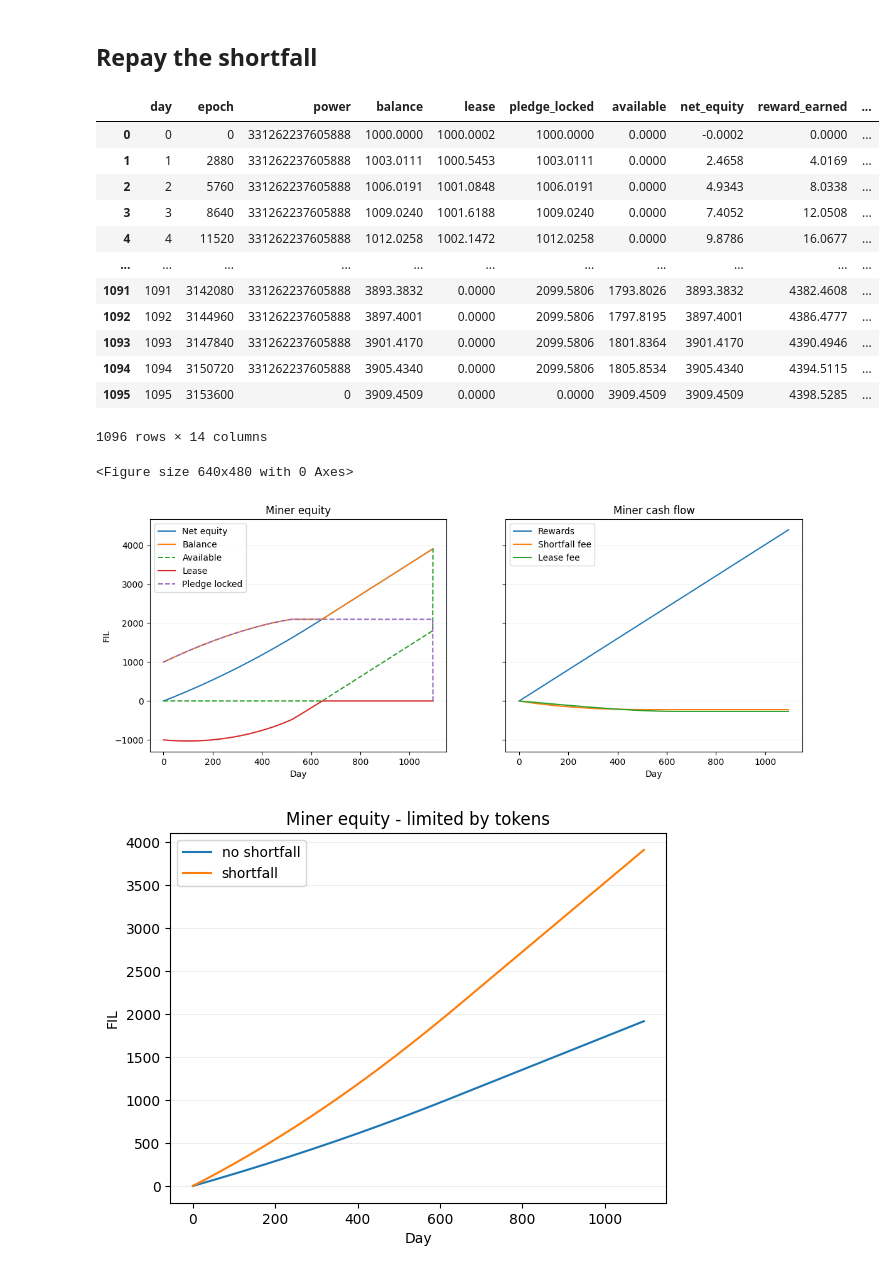
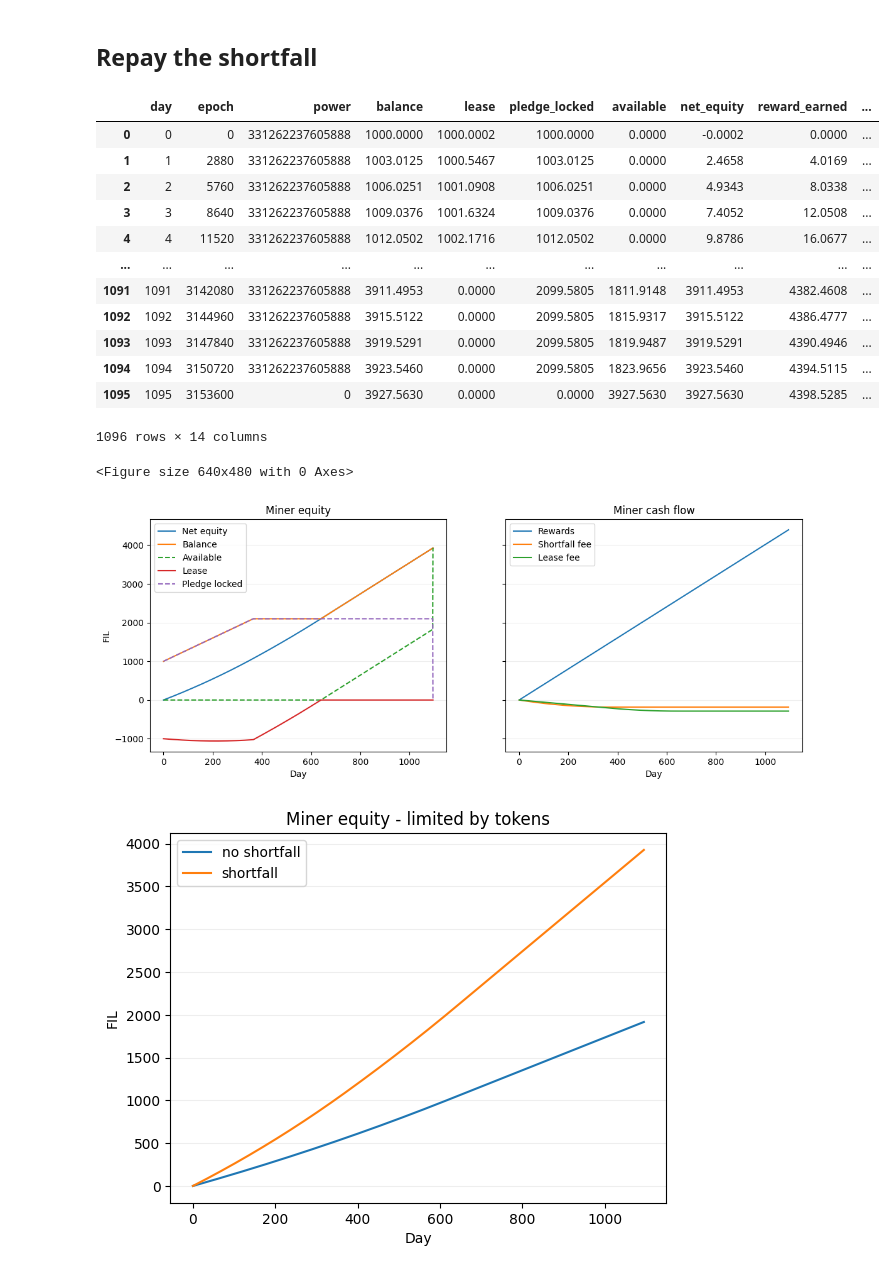
Before and after one commit to anorth/shortfall, a Jupyter notebook: explore.ipynb, the cells around one changed output. Saved outputs shown, nothing was run; the diff lists cells and outputs as text; code cells hidden in the pictures.

Commit message:
Implemented a repayment version that doesn't decrease repayment rate as shortfall is paid back.

```diff
--- a/explore.ipynb
+++ b/explore.ipynb
@@ -44,31 +46,31 @@ def show_miner_accounting_charts(d):
 # %%
 cfg = SimConfig(
     network=network,
     strategy=StrategyConfig.pledge_limited(1000.0, 3 * YEAR, True),
-    miner_factory=RepayShortfallMinerState.factory(balance=0),
+    miner_factory=RepayRatchetShortfallMinerState.factory(balance=0),
 )
 stats = Simulator(cfg).run_all(epochs, stats_interval)
 repay_shortfall_df = pd.DataFrame(data=stats)
 repay_shortfall_df
 # %% [output]
 |  | day | epoch | power | balance | lease | pledge_locked | available | net_equity | reward_earned | ... |
 | 0 | 0 | 0 | 331262237605888 | 1000.0000 | 1000.0002 | 1000.0000 | 0.0000 | -0.0002 | 0.0000 | ... |
-| 1 | 1 | 2880 | 331262237605888 | 1003.0111 | 1000.5453 | 1003.0111 | 0.0000 | 2.4658 | 4.0169 | ... |
-| 2 | 2 | 5760 | 331262237605888 | 1006.0191 | 1001.0848 | 1006.0191 | 0.0000 | 4.9343 | 8.0338 | ... |
-| 3 | 3 | 8640 | 331262237605888 | 1009.0240 | 1001.6188 | 1009.0240 | 0.0000 | 7.4052 | 12.0508 | ... |
-| 4 | 4 | 11520 | 331262237605888 | 1012.0258 | 1002.1472 | 1012.0258 | 0.0000 | 9.8786 | 16.0677 | ... |
+| 1 | 1 | 2880 | 331262237605888 | 1003.0125 | 1000.5467 | 1003.0125 | 0.0000 | 2.4658 | 4.0169 | ... |
+| 2 | 2 | 5760 | 331262237605888 | 1006.0251 | 1001.0908 | 1006.0251 | 0.0000 | 4.9343 | 8.0338 | ... |
+| 3 | 3 | 8640 | 331262237605888 | 1009.0376 | 1001.6324 | 1009.0376 | 0.0000 | 7.4052 | 12.0508 | ... |
+| 4 | 4 | 11520 | 331262237605888 | 1012.0502 | 1002.1716 | 1012.0502 | 0.0000 | 9.8786 | 16.0677 | ... |
 | ... | ... | ... | ... | ... | ... | ... | ... | ... | ... | ... |
-| 1091 | 1091 | 3142080 | 331262237605888 | 3893.3832 | 0.0000 | 2099.5806 | 1793.8026 | 3893.3832 | 4382.4608 | ... |
-| 1092 | 1092 | 3144960 | 331262237605888 | 3897.4001 | 0.0000 | 2099.5806 | 1797.8195 | 3897.4001 | 4386.4777 | ... |
-| 1093 | 1093 | 3147840 | 331262237605888 | 3901.4170 | 0.0000 | 2099.5806 | 1801.8364 | 3901.4170 | 4390.4946 | ... |
-| 1094 | 1094 | 3150720 | 331262237605888 | 3905.4340 | 0.0000 | 2099.5806 | 1805.8534 | 3905.4340 | 4394.5115 | ... |
-| 1095 | 1095 | 3153600 | 0 | 3909.4509 | 0.0000 | 0.0000 | 3909.4509 | 3909.4509 | 4398.5285 | ... |
+| 1091 | 1091 | 3142080 | 331262237605888 | 3911.4953 | 0.0000 | 2099.5805 | 1811.9148 | 3911.4953 | 4382.4608 | ... |
+| 1092 | 1092 | 3144960 | 331262237605888 | 3915.5122 | 0.0000 | 2099.5805 | 1815.9317 | 3915.5122 | 4386.4777 | ... |
+| 1093 | 1093 | 3147840 | 331262237605888 | 3919.5291 | 0.0000 | 2099.5805 | 1819.9487 | 3919.5291 | 4390.4946 | ... |
+| 1094 | 1094 | 3150720 | 331262237605888 | 3923.5460 | 0.0000 | 2099.5805 | 1823.9656 | 3923.5460 | 4394.5115 | ... |
+| 1095 | 1095 | 3153600 | 0 | 3927.5630 | 0.0000 | 0.0000 | 3927.5630 | 3927.5630 | 4398.5285 | ... |
 1096 rows × 14 columns
 # %%
 show_miner_accounting_charts(repay_shortfall_df)
 # %% [output]
 <Figure size 640x480 with 0 Axes>
-[figure, old version]
+[figure, new version]
 # %%
 cfgs = {
     'no shortfall': SimConfig(
```
Also changed, not shown: parts of 4 cells of this notebook, 9 other files.
